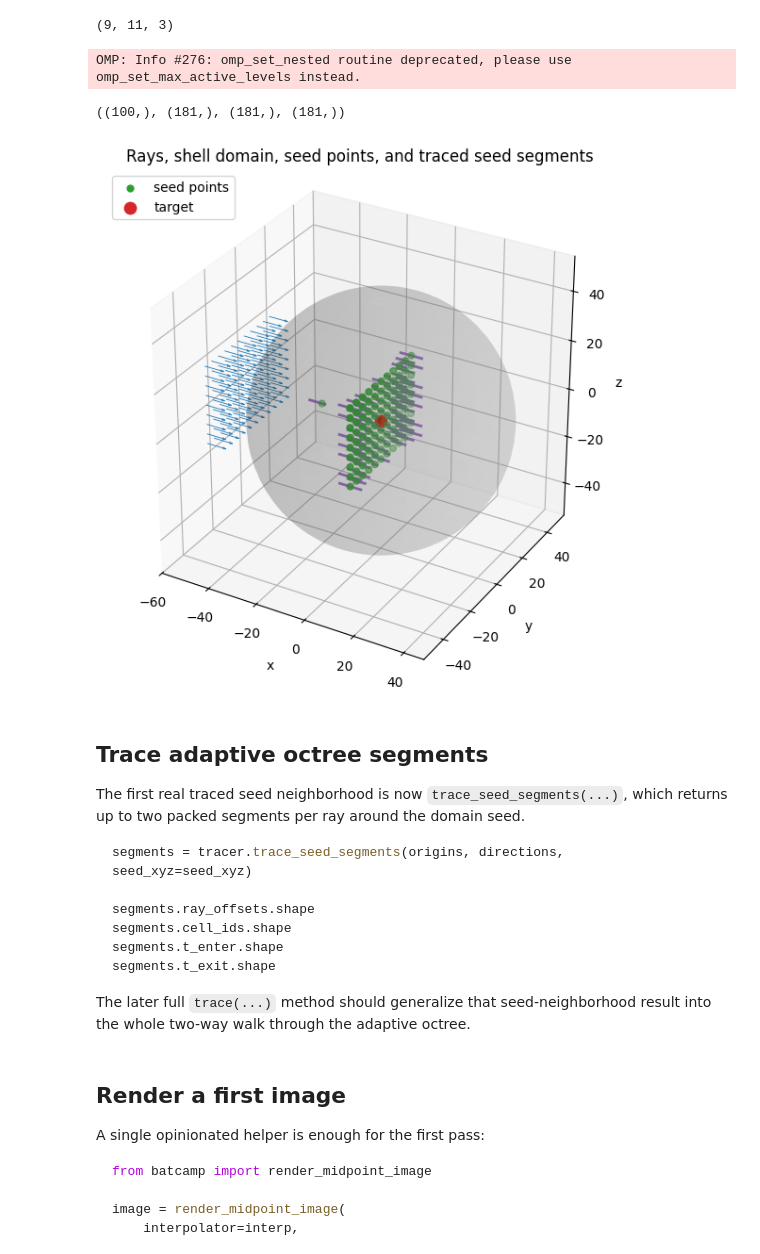
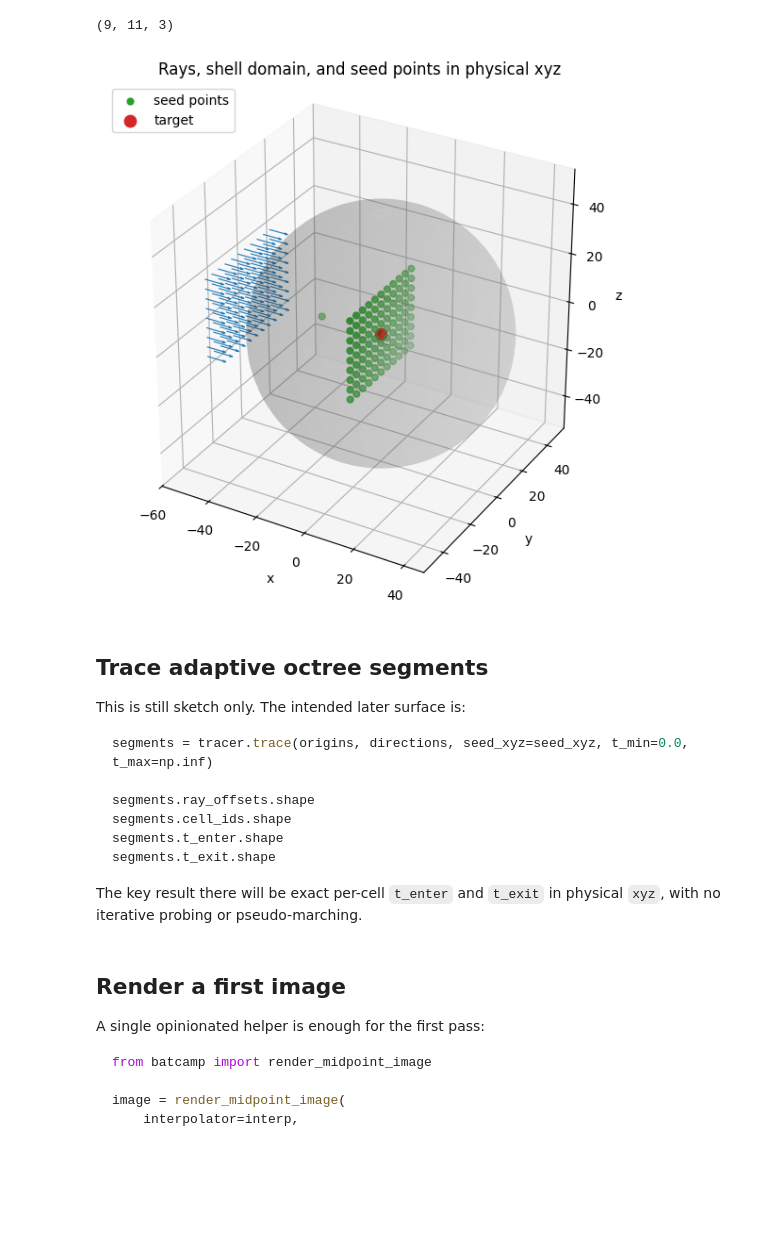
Before and after one commit to svaberg/batcamp, a Jupyter notebook: examples/ray_api_sketch.ipynb, the cells around one changed output. Saved outputs shown, nothing was run; the diff lists cells and outputs as text; code cells hidden in the pictures; blank space fills up the shorter version.

Commit message:
Remove iterative seed segment tracer

````diff
--- a/examples/ray_api_sketch.ipynb
+++ b/examples/ray_api_sketch.ipynb
@@ -130,13 +130,6 @@ seed_xyz = tracer.seed_domain(origins, directions, t_min=0.0, t_max=np.inf)
 seed_xyz.shape
 # %% [output]
 (9, 11, 3)
-# %%
-segments = tracer.trace_seed_segments(origins, directions, seed_xyz=seed_xyz)
-
-segments.ray_offsets.shape, segments.cell_ids.shape, segments.t_enter.shape, segments.t_exit.shape
-# %% [output]
-OMP: Info #276: omp_set_nested routine deprecated, please use omp_set_max_active_levels instead.
-((100,), (181,), (181,), (181,))
 # %%
 rpa_lo, rpa_hi = tree.domain_bounds(coord="rpa")
 r_inner = float(rpa_lo[0])
@@ -144,9 +137,6 @@ r_outer = float(rpa_hi[0])
 
 seed_flat = seed_xyz.reshape(-1, 3)
 seed_mask = np.isfinite(seed_flat).all(axis=1)
-ray_ids = np.repeat(np.arange(origins_flat.shape[0]), np.diff(segments.ray_offsets))
-segment_start = origins_flat[ray_ids] + segments.t_enter[:, None] * directions_flat[ray_ids]
-segment_end = origins_flat[ray_ids] + segments.t_exit[:, None] * directions_flat[ray_ids]
 
 azimuth = np.linspace(0.0, 2.0 * np.pi, 80)
 polar = np.linspace(0.0, np.pi, 40)
@@ -175,61 +165,52 @@ ax.quiver(
     length=tail,
     normalize=False,
     arrow_length_ratio=0.18,
-    linewidth=0.6,
+    linewidth=0.8,
     color="tab:blue",
 )
-for p0, p1 in zip(segment_start, segment_end):
-    ax.plot(
-        [p0[0], p1[0]],
-        [p0[1], p1[1]],
-        [p0[2], p1[2]],
-        color="tab:purple",
-        linewidth=2.0,
-        alpha=0.95,
-    )
 ax.scatter(
     seed_flat[seed_mask, 0],
     seed_flat[seed_mask, 1],
     seed_flat[seed_mask, 2],
     color="tab:green",
     s=24,
     label="seed points",
 )
 ax.scatter(
     [camera_target[0]],
     [camera_target[1]],
     [camera_target[2]],
     color="tab:red",
     s=80,
     label="target",
 )
 
 sphere_points = np.column_stack((outer_x.reshape(-1), outer_y.reshape(-1), outer_z.reshape(-1)))
-all_points = np.vstack((origins_flat, tips_flat, seed_flat[seed_mask], sphere_points, segment_start, segment_end))
+all_points = np.vstack((origins_flat, tips_flat, seed_flat[seed_mask], sphere_points))
 mins = all_points.min(axis=0)
 maxs = all_points.max(axis=0)
 span = np.maximum(maxs - mins, 1.0)
 center = 0.5 * (mins + maxs)
 radius = 0.5 * float(np.max(span))
 ax.set_xlim(center[0] - radius, center[0] + radius)
 ax.set_ylim(center[1] - radius, center[1] + radius)
 ax.set_zlim(center[2] - radius, center[2] + radius)
 ax.set_box_aspect((1.0, 1.0, 1.0))
 ax.set_xlabel("x")
 ax.set_ylabel("y")
 ax.set_zlabel("z")
-ax.set_title("Rays, shell domain, seed points, and traced seed segments")
+ax.set_title("Rays, shell domain, and seed points in physical xyz")
 ax.legend(loc="upper left")
 plt.show()
 # %% [output]
-[figure, old version]
+[figure, new version]
 # %% [markdown]
 ## Trace adaptive octree segments
 
-The first real traced seed neighborhood is now `trace_seed_segments(...)`, which returns up to two packed segments per ray around the domain seed.
+This is still sketch only. The intended later surface is:
 
 ```python
-segments = tracer.trace_seed_segments(origins, directions, seed_xyz=seed_xyz)
+segments = tracer.trace(origins, directions, seed_xyz=seed_xyz, t_min=0.0, t_max=np.inf)
 
 segments.ray_offsets.shape
 segments.cell_ids.shape
@@ -237,7 +218,7 @@ segments.t_enter.shape
 segments.t_exit.shape
 ```
 
-The later full `trace(...)` method should generalize that seed-neighborhood result into the whole two-way walk through the adaptive octree.
+The key result there will be exact per-cell `t_enter` and `t_exit` in physical `xyz`, with no iterative probing or pseudo-marching.
 # %% [markdown]
 ## Render a first image
 
````
Also changed, not shown: parts of 1 cell of this notebook, 3 other files.
